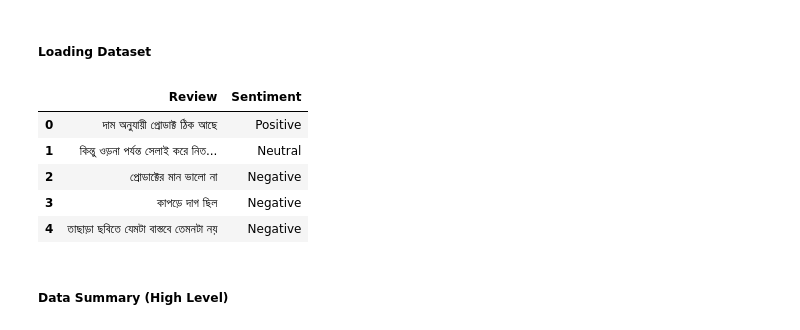
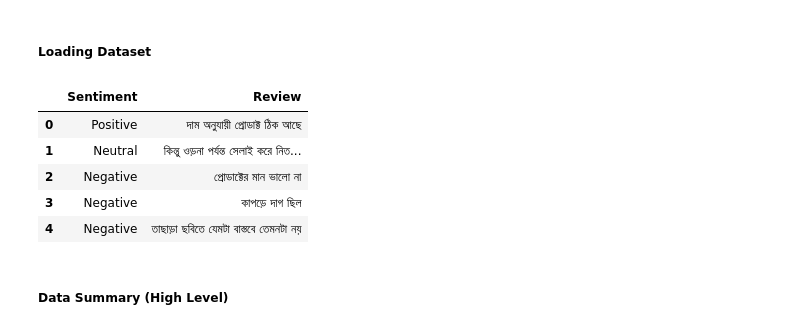
Before and after one commit to lomatHaiderC/Sentiment-Analysis-of-Product-Review, a Jupyter notebook: Data_Analysis_Project_on_Product_Review_Final.ipynb, the cells around one changed output. Saved outputs shown, nothing was run; the diff lists cells and outputs as text; code cells hidden in the pictures.

```diff
--- a/Data_Analysis_Project_on_Product_Review_Final.ipynb
+++ b/Data_Analysis_Project_on_Product_Review_Final.ipynb
@@ -17,21 +19,19 @@ from sklearn.model_selection import train_test_split
 from sklearn.feature_extraction.text import TfidfVectorizer
 # %% [markdown]
 ##### Loading Dataset
-# %%
-path ='/content/drive/MyDrive/Colab Notebooks/Data Analytics/'
-data = pd.read_excel(path + 'dataset.xlsx')
-
-data = data.drop(columns = ['Unnamed: 1'])
-data['Sentiment'] = data['Sentiment'].str.capitalize()
-
-data.head()
-# %% [output]
-|  | Review | Sentiment |
-| 0 | দাম অনুযায়ী প্রোডাক্ট ঠিক আছে | Positive |
-| 1 | কিন্তু ওড়না পর্যন্ত সেলাই করে নিত... | Neutral |
-| 2 | প্রোডাক্টের মান ভালো না | Negative |
-| 3 | কাপড়ে দাগ ছিল | Negative |
-| 4 | তাছাড়া ছবিতে যেমটা বাস্তবে তেমনটা নয় | Negative |
+# %%
+data = pd.read_excel("/content/drive/MyDrive/DA Project/DataWithSentiment.xlsx")
+data.head()
+data['Review'] = data['Unnamed: 0']
+data = data.drop(columns= ['Unnamed: 0', 'Unnamed: 1'], axis = 1)
+data.head()
+# %% [output]
+|  | Sentiment | Review |
+| 0 | Positive | দাম অনুযায়ী প্রোডাক্ট ঠিক আছে |
+| 1 | Neutral | কিন্তু ওড়না পর্যন্ত সেলাই করে নিত... |
+| 2 | Negative | প্রোডাক্টের মান ভালো না |
+| 3 | Negative | কাপড়ে দাগ ছিল |
+| 4 | Negative | তাছাড়া ছবিতে যেমটা বাস্তবে তেমনটা নয় |
 # %% [markdown]
 ##### Data Summary (High Level)
 # %%
```
Also changed, not shown: parts of 19 cells of this notebook.
